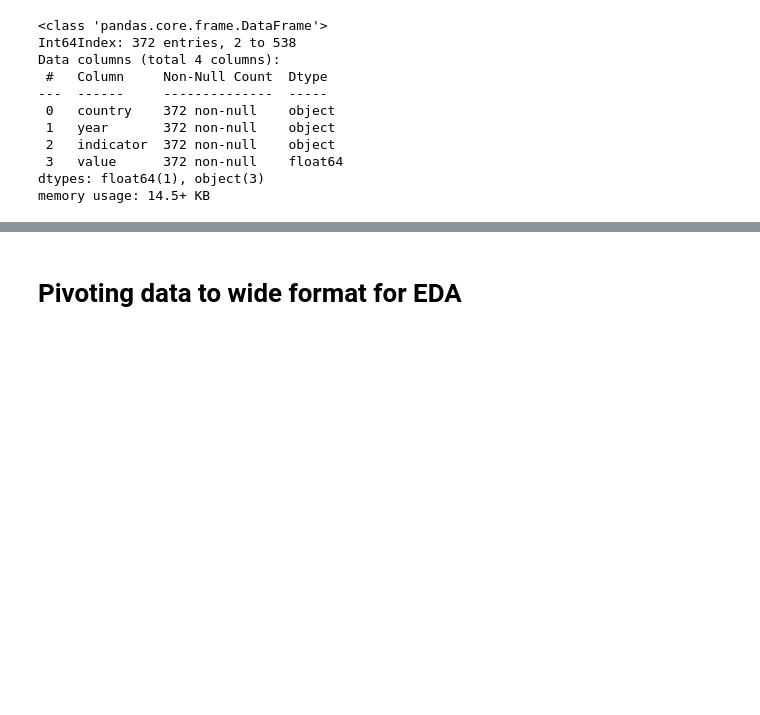
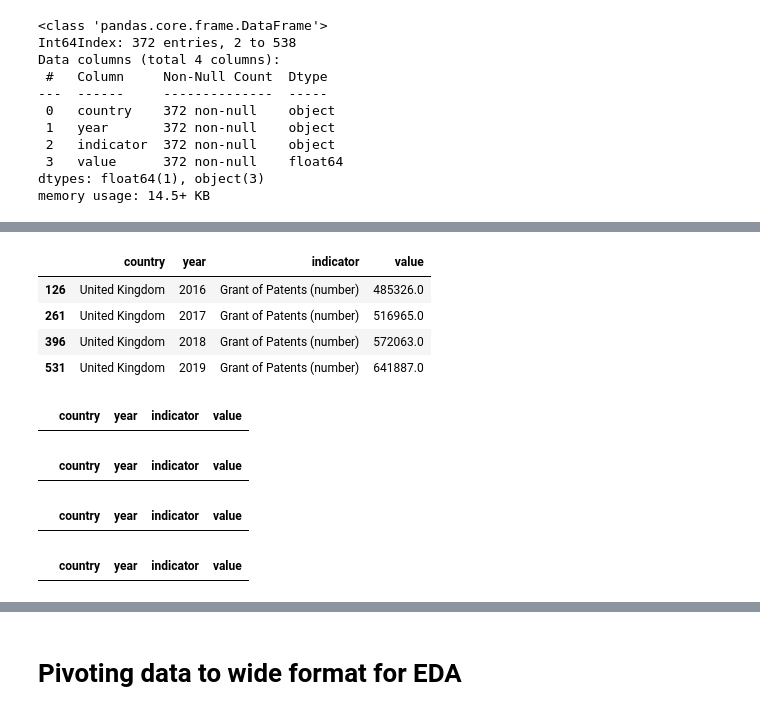
Before and after one commit to steph-wda/ds4a-capstone-team34, a Jupyter notebook: Education_and_Innovation_Team34.ipynb, the cells around one changed output, grey strips where cells are left out. Cells and saved outputs as stored; diff of their text form; code cells hidden in the pictures; blank space fills up the shorter version.

```diff
--- a/Education_and_Innovation_Team34.ipynb
+++ b/Education_and_Innovation_Team34.ipynb
@@ -887,0 +914,29 @@ clean_patents_force_df[clean_patents_force_df['value'].isna() == True]
+# %%
+#Checking for United Kingdom of Great Britain and Northern Ireland
+clean_patents_force_df[clean_patents_force_df['country'].str.find('King') > -1]
+# %% [output]
+|  | country | year | indicator | value |
+| 126 | United Kingdom | 2016 | Grant of Patents (number) | 485326.0 |
+| 261 | United Kingdom | 2017 | Grant of Patents (number) | 516965.0 |
+| 396 | United Kingdom | 2018 | Grant of Patents (number) | 572063.0 |
+| 531 | United Kingdom | 2019 | Grant of Patents (number) | 641887.0 |
+# %%
+#Checking for Uruguay
+clean_patents_force_df[clean_patents_force_df['country'].str.find('Uru') > -1]
+# %% [output]
+|  | country | year | indicator | value |
+# %%
+#Checking for Belize
+clean_patents_force_df[clean_patents_force_df['country'].str.find('Beli') > -1]
+# %% [output]
+|  | country | year | indicator | value |
+# %%
+#Checking for Sierra Leone
+clean_patents_force_df[clean_patents_force_df['country'].str.find('Sie') > -1]
+# %% [output]
+|  | country | year | indicator | value |
+# %%
+#Checking for Costa Rica
+clean_patents_force_df[clean_patents_force_df['country'].str.find('Ric') > -1]
+# %% [output]
+|  | country | year | indicator | value |
```
Also changed, not shown: parts of 27 cells of this notebook.
